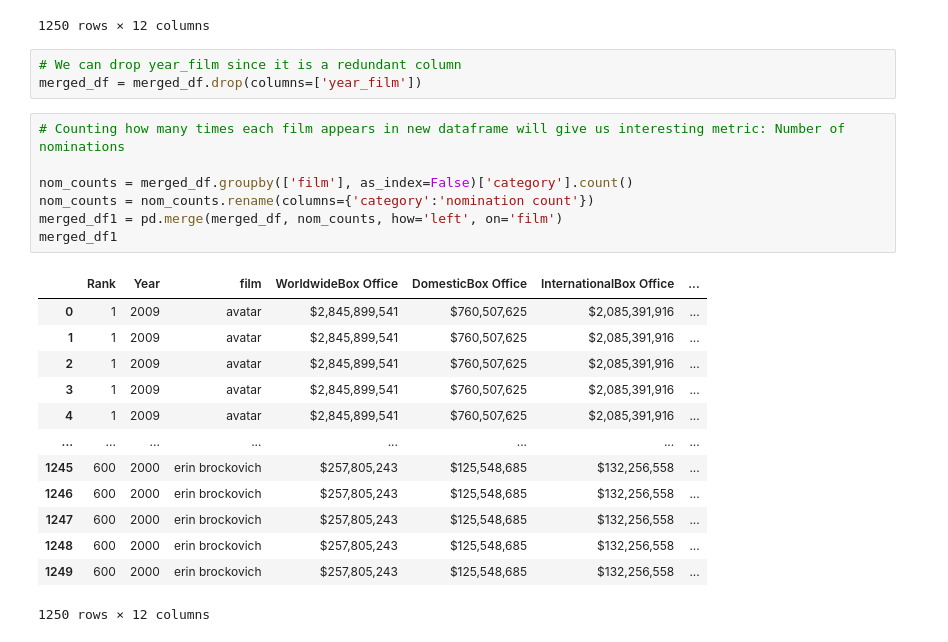
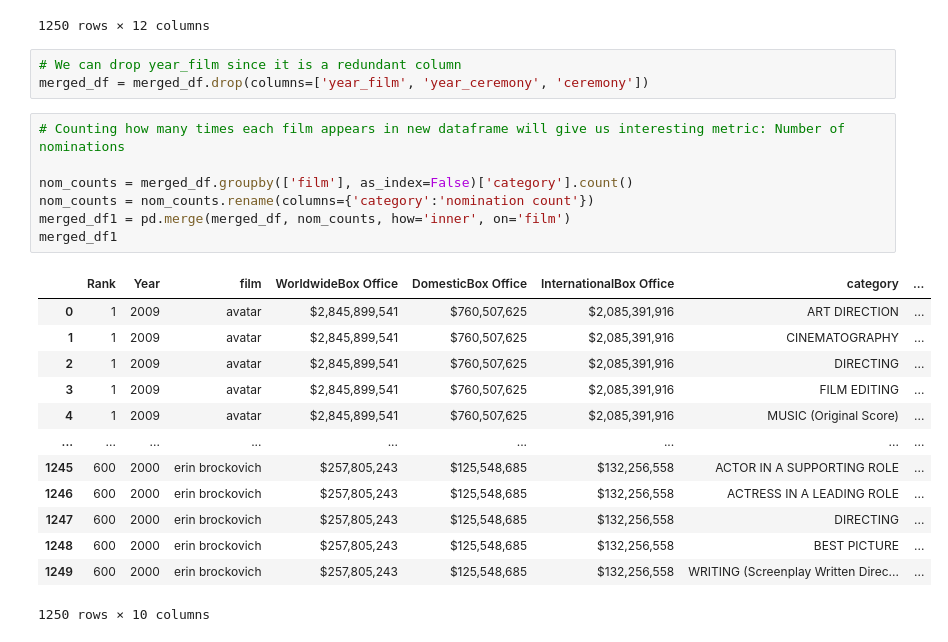
Before and after one commit to canamasc/Oscars-vs-Box-Office, a Jupyter notebook: Oscars-BoxOffice.ipynb, the cells around one changed output. Drawn from its saved outputs; the diff is of its cells as text.

Commit message:
merged properly

```diff
--- a/Oscars-BoxOffice.ipynb
+++ b/Oscars-BoxOffice.ipynb
@@ -157,26 +157,26 @@ merged_df
 1250 rows × 12 columns
 # %%
 # We can drop year_film since it is a redundant column
-merged_df = merged_df.drop(columns=['year_film'])
+merged_df = merged_df.drop(columns=['year_film', 'year_ceremony', 'ceremony'])
 # %%
 # Counting how many times each film appears in new dataframe will give us interesting metric: Number of nominations
 
 nom_counts = merged_df.groupby(['film'], as_index=False)['category'].count()
 nom_counts = nom_counts.rename(columns={'category':'nomination count'})
-merged_df1 = pd.merge(merged_df, nom_counts, how='left', on='film')
+merged_df1 = pd.merge(merged_df, nom_counts, how='inner', on='film')
 merged_df1
 # %% [output]
-|  | Rank | Year | film | WorldwideBox Office | DomesticBox Office | InternationalBox Office | ... |
-| 0 | 1 | 2009 | avatar | $2,845,899,541 | $760,507,625 | $2,085,391,916 | ... |
-| 1 | 1 | 2009 | avatar | $2,845,899,541 | $760,507,625 | $2,085,391,916 | ... |
-| 2 | 1 | 2009 | avatar | $2,845,899,541 | $760,507,625 | $2,085,391,916 | ... |
-| 3 | 1 | 2009 | avatar | $2,845,899,541 | $760,507,625 | $2,085,391,916 | ... |
-| 4 | 1 | 2009 | avatar | $2,845,899,541 | $760,507,625 | $2,085,391,916 | ... |
-| ... | ... | ... | ... | ... | ... | ... | ... |
-| 1245 | 600 | 2000 | erin brockovich | $257,805,243 | $125,548,685 | $132,256,558 | ... |
-| 1246 | 600 | 2000 | erin brockovich | $257,805,243 | $125,548,685 | $132,256,558 | ... |
-| 1247 | 600 | 2000 | erin brockovich | $257,805,243 | $125,548,685 | $132,256,558 | ... |
-| 1248 | 600 | 2000 | erin brockovich | $257,805,243 | $125,548,685 | $132,256,558 | ... |
-| 1249 | 600 | 2000 | erin brockovich | $257,805,243 | $125,548,685 | $132,256,558 | ... |
+|  | Rank | Year | film | WorldwideBox Office | DomesticBox Office | InternationalBox Office | category | ... |
+| 0 | 1 | 2009 | avatar | $2,845,899,541 | $760,507,625 | $2,085,391,916 | ART DIRECTION | ... |
+| 1 | 1 | 2009 | avatar | $2,845,899,541 | $760,507,625 | $2,085,391,916 | CINEMATOGRAPHY | ... |
+| 2 | 1 | 2009 | avatar | $2,845,899,541 | $760,507,625 | $2,085,391,916 | DIRECTING | ... |
+| 3 | 1 | 2009 | avatar | $2,845,899,541 | $760,507,625 | $2,085,391,916 | FILM EDITING | ... |
+| 4 | 1 | 2009 | avatar | $2,845,899,541 | $760,507,625 | $2,085,391,916 | MUSIC (Original Score) | ... |
+| ... | ... | ... | ... | ... | ... | ... | ... | ... |
+| 1245 | 600 | 2000 | erin brockovich | $257,805,243 | $125,548,685 | $132,256,558 | ACTOR IN A SUPPORTING ROLE | ... |
+| 1246 | 600 | 2000 | erin brockovich | $257,805,243 | $125,548,685 | $132,256,558 | ACTRESS IN A LEADING ROLE | ... |
+| 1247 | 600 | 2000 | erin brockovich | $257,805,243 | $125,548,685 | $132,256,558 | DIRECTING | ... |
+| 1248 | 600 | 2000 | erin brockovich | $257,805,243 | $125,548,685 | $132,256,558 | BEST PICTURE | ... |
+| 1249 | 600 | 2000 | erin brockovich | $257,805,243 | $125,548,685 | $132,256,558 | WRITING (Screenplay Written Direc... | ... |
-1250 rows × 12 columns
+1250 rows × 10 columns
 # %%
```
Also changed, not shown: parts of 7 cells of this notebook.
